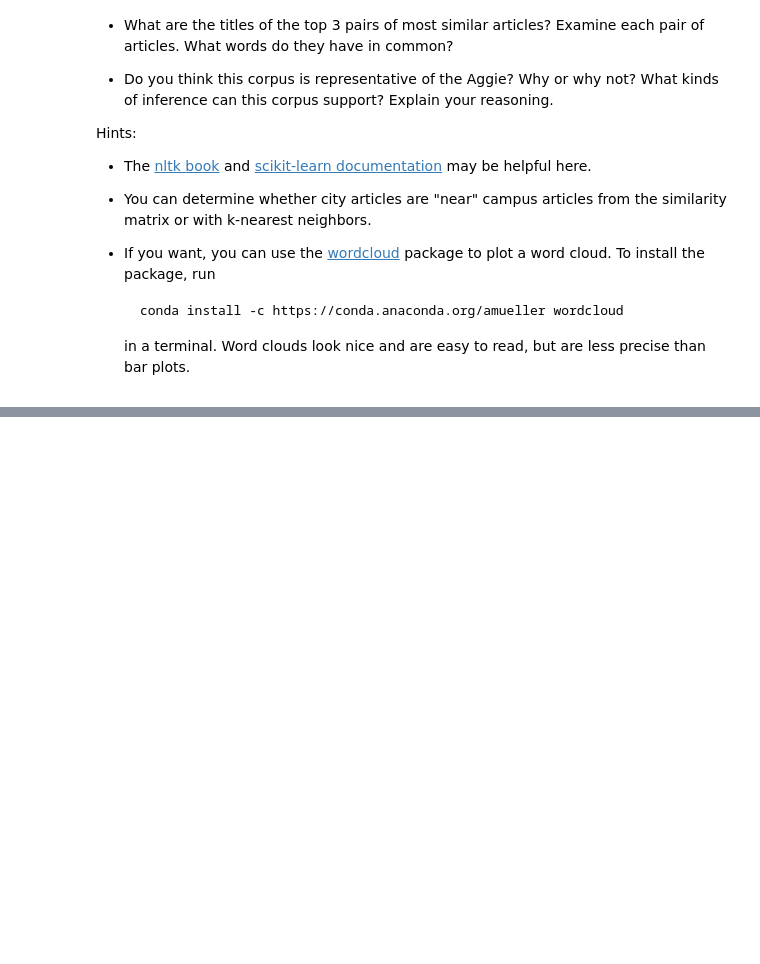
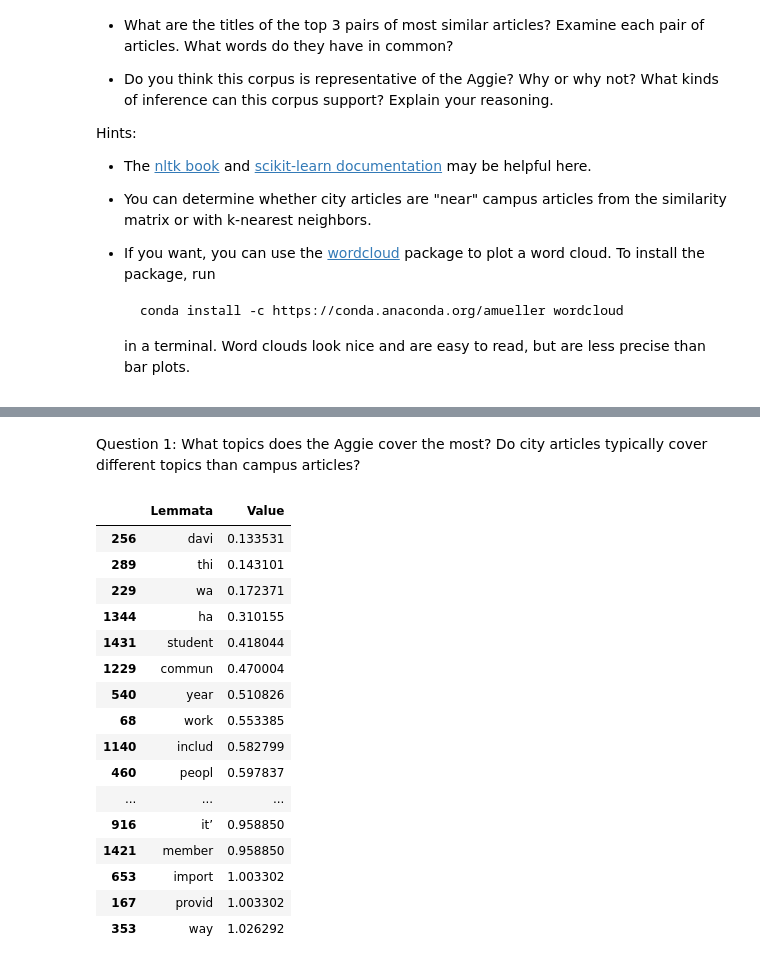
Before and after one commit to jiahtan/STA141B, a Jupyter notebook: HW5/assignment5.ipynb, the cells around one changed output, grey strips where cells are left out. Cells and saved outputs as stored; diff of their text form; code cells hidden in the pictures; blank space fills up the shorter version.

```diff
--- a/HW5/assignment5.ipynb
+++ b/HW5/assignment5.ipynb
@@ -164,0 +255,2 @@ from sklearn.neighbors import NearestNeighbors
+# %% [markdown]
+Question 1: What topics does the Aggie cover the most? Do city articles typically cover different topics than campus articles?
@@ -164,0 +292,27 @@ from sklearn.neighbors import NearestNeighbors
+# %%
+tags = nltk.pos_tag(idf_smooth)
+keys = [item[0] for item in tags if item[1] == 'NN']
+tmp = list()
+for key in keys:
+    tmp.append([key, idf_smooth[key]])
+nounDF = pd.DataFrame(tmp, columns= ["Lemmata", "Value"])
+sortedDf = nounDF.sort(['Value'],  ascending=[1])
+sortedDf.head(30)
+# %% [output]
+|  | Lemmata | Value |
+| 256 | davi | 0.133531 |
+| 289 | thi | 0.143101 |
+| 229 | wa | 0.172371 |
+| 1344 | ha | 0.310155 |
+| 1431 | student | 0.418044 |
+| 1229 | commun | 0.470004 |
+| 540 | year | 0.510826 |
+| 68 | work | 0.553385 |
+| 1140 | includ | 0.582799 |
+| 460 | peopl | 0.597837 |
+| ... | ... | ... |
+| 916 | it’ | 0.958850 |
+| 1421 | member | 0.958850 |
+| 653 | import | 1.003302 |
+| 167 | provid | 1.003302 |
+| 353 | way | 1.026292 |
```
Also changed, not shown: parts of 18 cells of this notebook, 3 other files.
